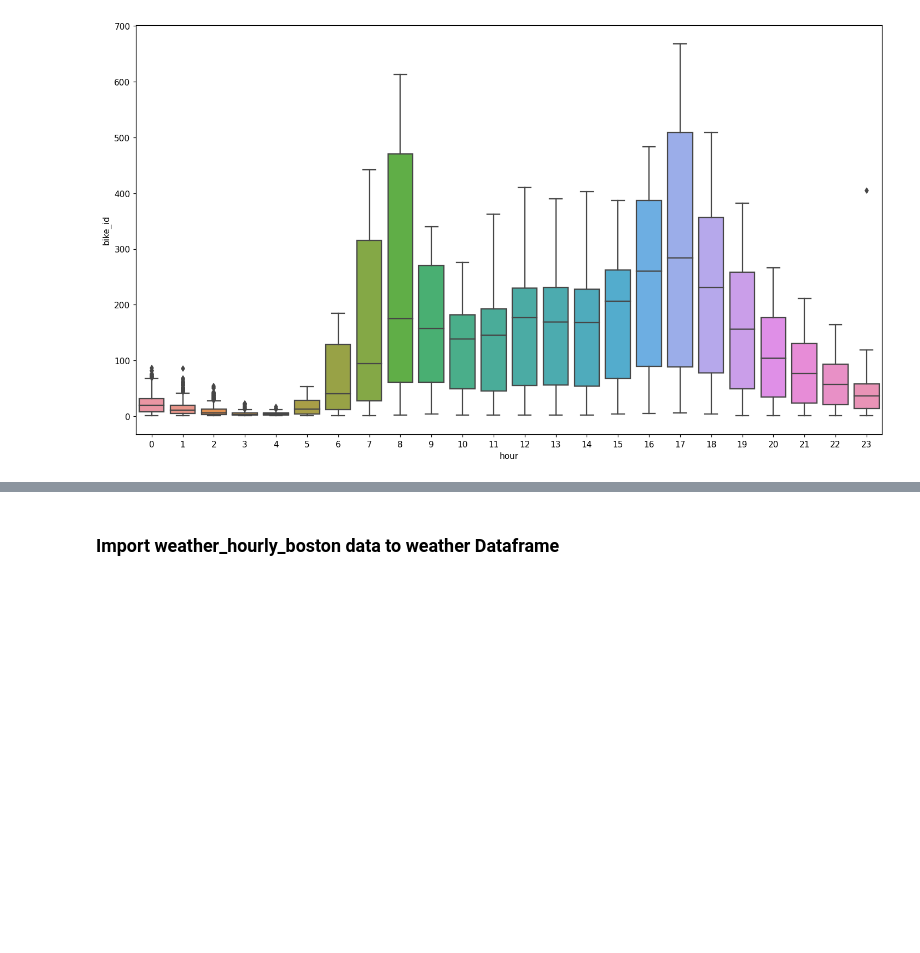
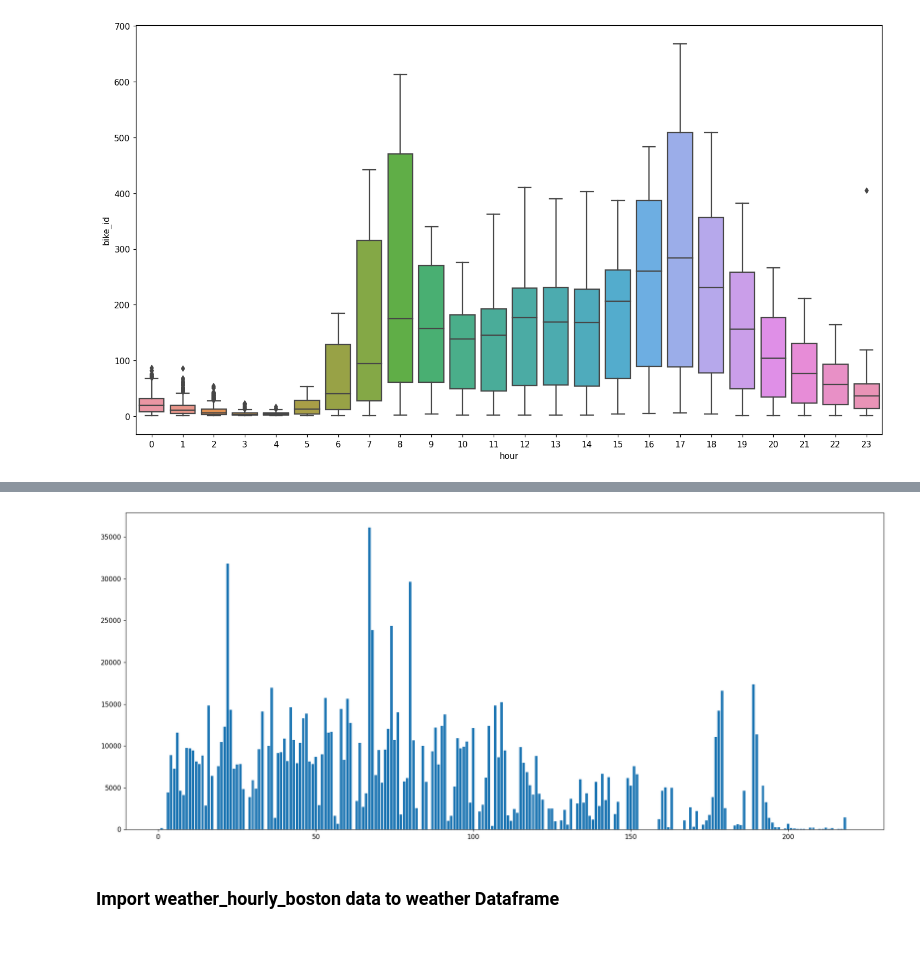
Before and after one commit to Timo-Heller/DSML-MMA_TEE, a Jupyter notebook: assignment.ipynb, the cells around one changed output, grey strips where cells are left out. Cells and saved outputs as stored; diff of their text form; code cells hidden in the pictures; blank space fills up the shorter version.

```diff
--- a/assignment.ipynb
+++ b/assignment.ipynb
@@ -510,3 +611,13 @@ plt.show()
+# %%
+bostonS = bostonC.groupby(["end_station_id"])["trip_id"].nunique()
+
+fig,ax = plt.subplots(figsize=(21,9), dpi=110)
+
+ax.bar(bostonS.index, bostonS)
+
+plt.show()
+# %% [output]
+[figure, added]
 # %% [markdown]
 ###
 ### Import weather_hourly_boston data to weather Dataframe
```
Also changed, not shown: parts of 24 cells of this notebook.
